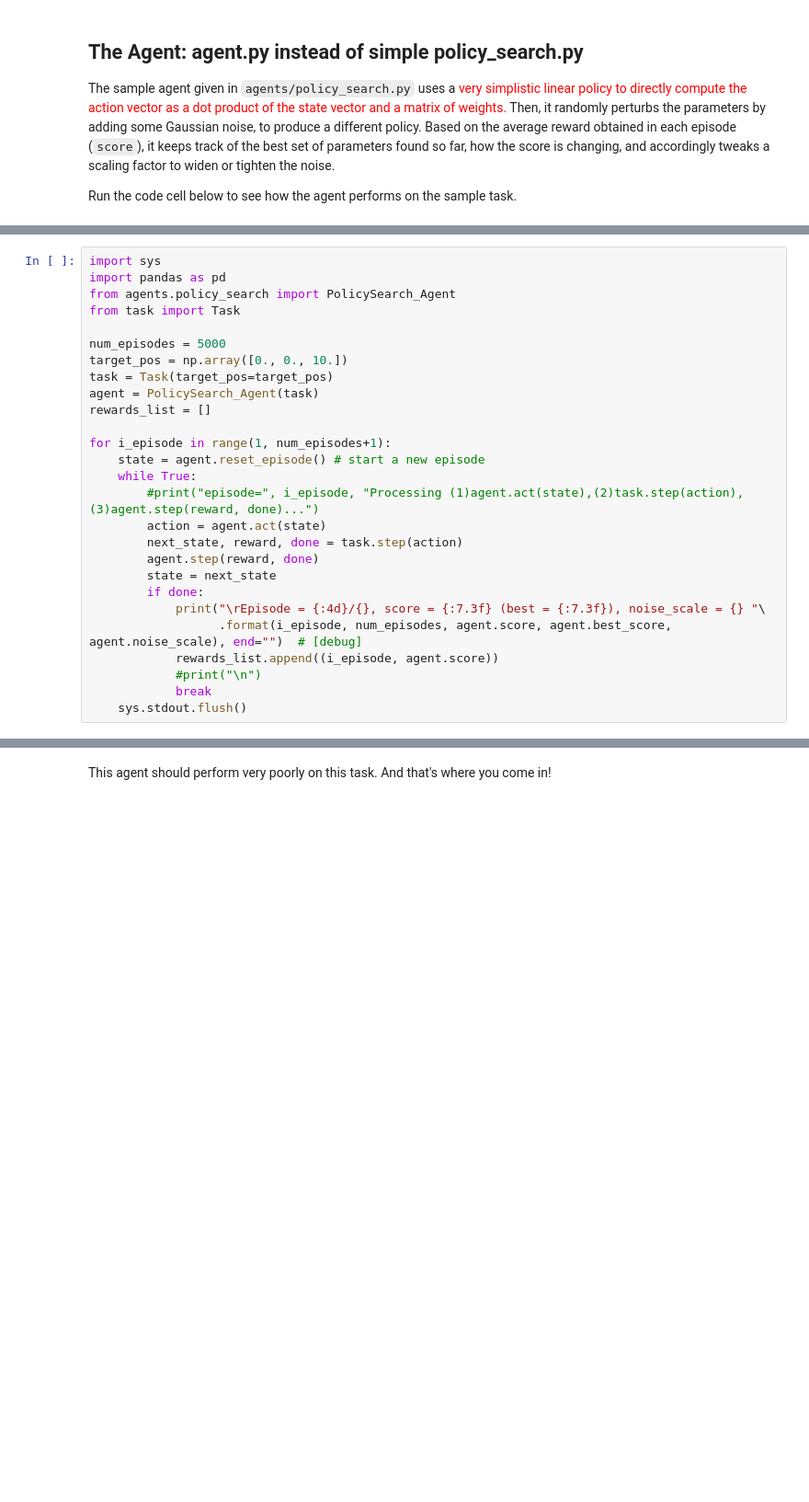
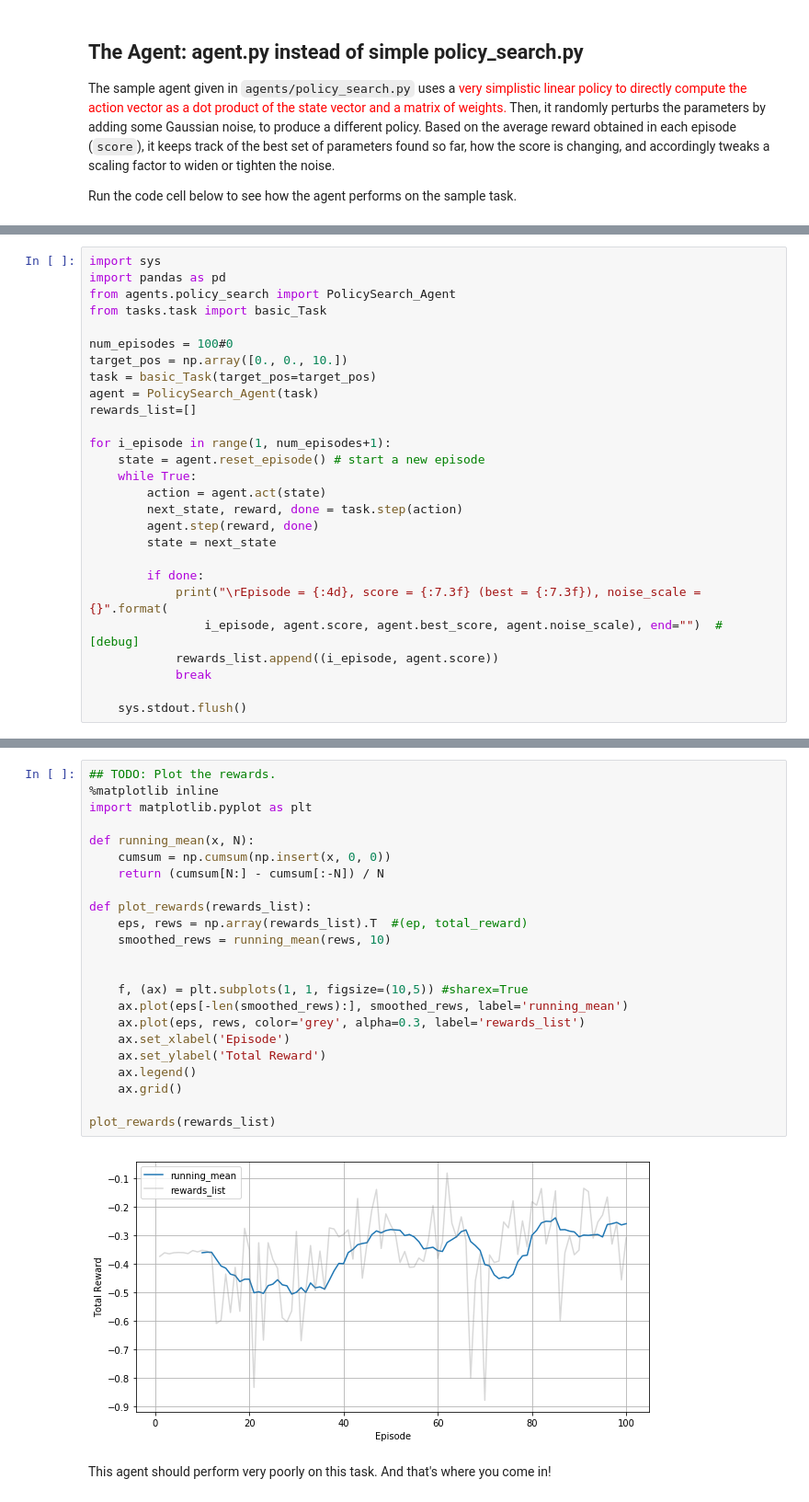
Before and after one commit to parksoy/Soyoung_Udacity_ND_DeepLearning, a Jupyter notebook: 6.Deep_Reinforcement_Learning/RL-Quadcopter-2-master/Quadcopter_Project.ipynb, the cells around one changed output, grey strips where cells are left out. Shown at 92% size. Saved outputs shown, nothing was run; the diff lists cells and outputs as text; blank space fills up the shorter version.

```diff
--- a/6.Deep_Reinforcement_Learning/RL-Quadcopter-2-master/Quadcopter_Project.ipynb
+++ b/6.Deep_Reinforcement_Learning/RL-Quadcopter-2-master/Quadcopter_Project.ipynb
@@ -230,27 +229,27 @@ Run the code cell below to see how the agent performs on the sample task.
 import sys
 import pandas as pd
 from agents.policy_search import PolicySearch_Agent
-from task import Task
+from tasks.task import basic_Task
 
-num_episodes = 5000
+num_episodes = 100#0
 target_pos = np.array([0., 0., 10.])
-task = Task(target_pos=target_pos)
+task = basic_Task(target_pos=target_pos)
 agent = PolicySearch_Agent(task)
-rewards_list = []
+rewards_list=[]
 
 for i_episode in range(1, num_episodes+1):
     state = agent.reset_episode() # start a new episode
     while True:
-        #print("episode=", i_episode, "Processing (1)agent.act(state),(2)task.step(action),(3)agent.step(reward, done)...")
         action = agent.act(state)
         next_state, reward, done = task.step(action)
         agent.step(reward, done)
         state = next_state
+
         if done:
-            print("\rEpisode = {:4d}/{}, score = {:7.3f} (best = {:7.3f}), noise_scale = {} "\
-                  .format(i_episode, num_episodes, agent.score, agent.best_score, agent.noise_scale), end="")  # [debug]
+            print("\rEpisode = {:4d}, score = {:7.3f} (best = {:7.3f}), noise_scale = {}".format(
+                i_episode, agent.score, agent.best_score, agent.noise_scale), end="")  # [debug]
             rewards_list.append((i_episode, agent.score))
-            #print("\n")
             break
+
     sys.stdout.flush()
 # %% [output]
@@ -258,3 +257,28 @@ Episode = 5000/5000, score =  -0.361 (best =  -0.007), noise_scale = 3.2
+# %%
+## TODO: Plot the rewards.
+%matplotlib inline
+import matplotlib.pyplot as plt
+
+def running_mean(x, N):
+    cumsum = np.cumsum(np.insert(x, 0, 0))
+    return (cumsum[N:] - cumsum[:-N]) / N
+
+def plot_rewards(rewards_list):
+    eps, rews = np.array(rewards_list).T  #(ep, total_reward)
+    smoothed_rews = running_mean(rews, 10)
+
+
+    f, (ax) = plt.subplots(1, 1, figsize=(10,5)) #sharex=True
+    ax.plot(eps[-len(smoothed_rews):], smoothed_rews, label='running_mean')
+    ax.plot(eps, rews, color='grey', alpha=0.3, label='rewards_list')
+    ax.set_xlabel('Episode')
+    ax.set_ylabel('Total Reward')
+    ax.legend()
+    ax.grid()
+
+plot_rewards(rewards_list)
+# %% [output]
+[figure, added]
 # %% [markdown]
 This agent should perform very poorly on this task.  And that's where you come in!
 # %% [markdown]
```
Also changed, not shown: parts of 32 cells of this notebook, 15 other files.
